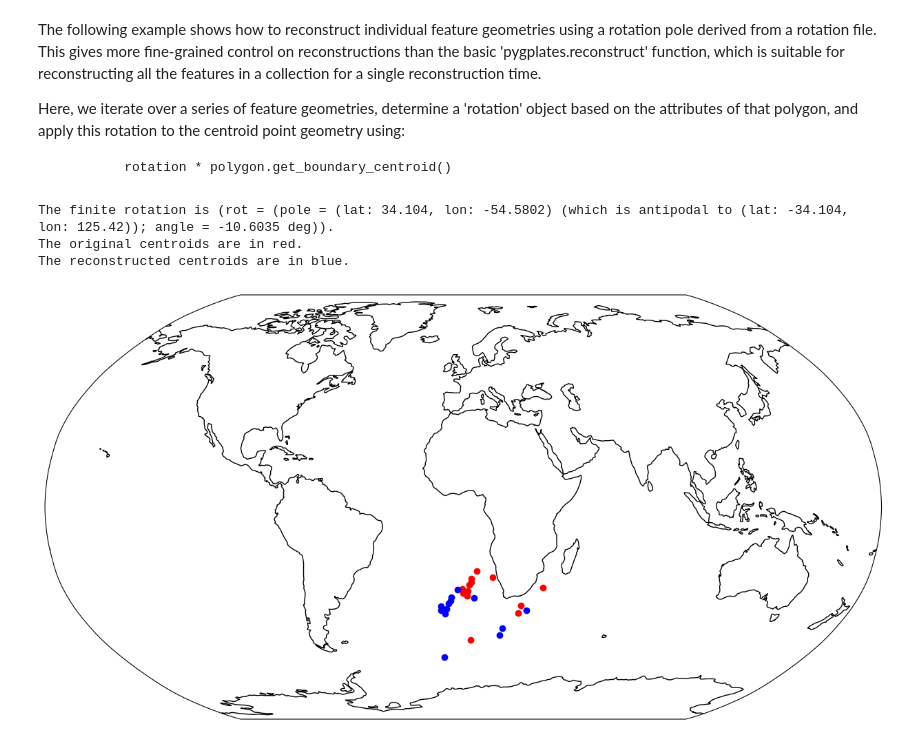
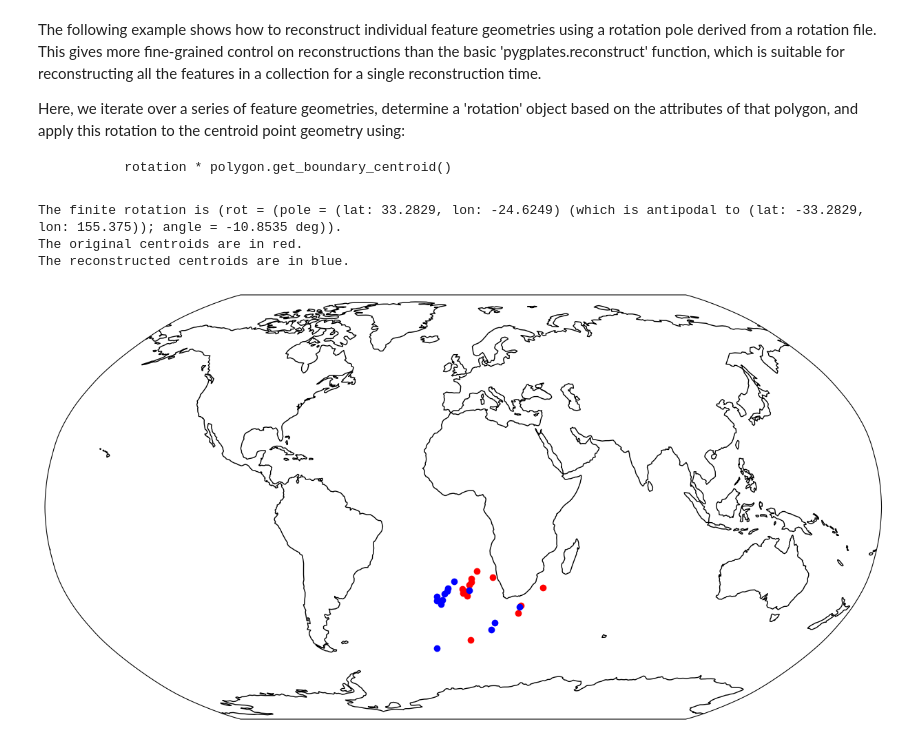
Before and after one commit to GPlates/pygplates-tutorials, a Jupyter notebook: notebooks/pygplates-working-with-feature-geometries.ipynb, the cells around one changed output. Drawn from its saved outputs; the diff is of its cells as text; code cells hidden in the pictures.

```diff
--- a/notebooks/pygplates-working-with-feature-geometries.ipynb
+++ b/notebooks/pygplates-working-with-feature-geometries.ipynb
@@ -126,7 +125,7 @@ Here, we iterate over a series of feature geometries, determine a 'rotation' obj
              rotation * polygon.get_boundary_centroid()
 # %%
 # Load a rotation file
-input_rotation_filename = f'{data_root}/Seton_etal_ESR2012_2012.1.rot'
+input_rotation_filename = f'{data_root}/Global_EarthByte_230-0Ma_GK07_AREPS.rot'
 
 rotation_model=pygplates.RotationModel(input_rotation_filename)
 
@@ -136,32 +135,32 @@ print('The finite rotation is {}.'.format(rotation))
 
 # For each LIP polygon feature with plateid 701, get the centroid location and reconstruct it
 # based on the rotation pole we just got from the rotation file
 centroids = []
 reconstructed_centroids = []
 for feature in features:
     if feature.get_reconstruction_plate_id() == 701:
         polygon = feature.get_geometry()
         centroid = polygon.get_boundary_centroid()
         centroids.append(centroid.to_lat_lon())
         reconstructed_centroid = rotation * centroid
         reconstructed_centroids.append(reconstructed_centroid.to_lat_lon())
 
 plt.figure(figsize=(16, 8))
 ax = plt.axes(projection=ccrs.Robinson())
 ax.set_global()
 ax.coastlines()
 
 print('The original centroids are in red.')
 print('The reconstructed centroids are in blue.')
 
 [lat,lon] = zip(*centroids)
 ax.scatter(lon,lat, color='red', transform=ccrs.PlateCarree())
 [lat,lon] = zip(*reconstructed_centroids)
 ax.scatter(lon,lat, color='blue', transform=ccrs.PlateCarree())
 
 plt.show()
 # %% [output]
-The finite rotation is (rot = (pole = (lat: 34.104, lon: -54.5802) (which is antipodal to (lat: -34.104, lon: 125.42)); angle = -10.6035 deg)).
+The finite rotation is (rot = (pole = (lat: 33.2829, lon: -24.6249) (which is antipodal to (lat: -33.2829, lon: 155.375)); angle = -10.8535 deg)).
 The original centroids are in red.
 The reconstructed centroids are in blue.
-[figure, old version]
+[figure, new version]
```
Also changed, not shown: parts of 1 cell of this notebook, 5 other files.
